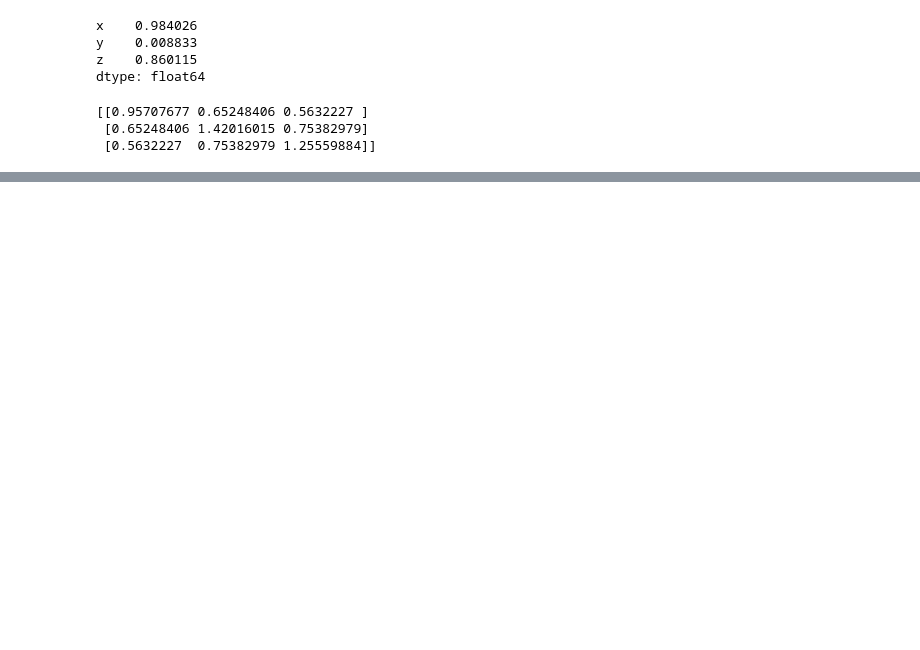
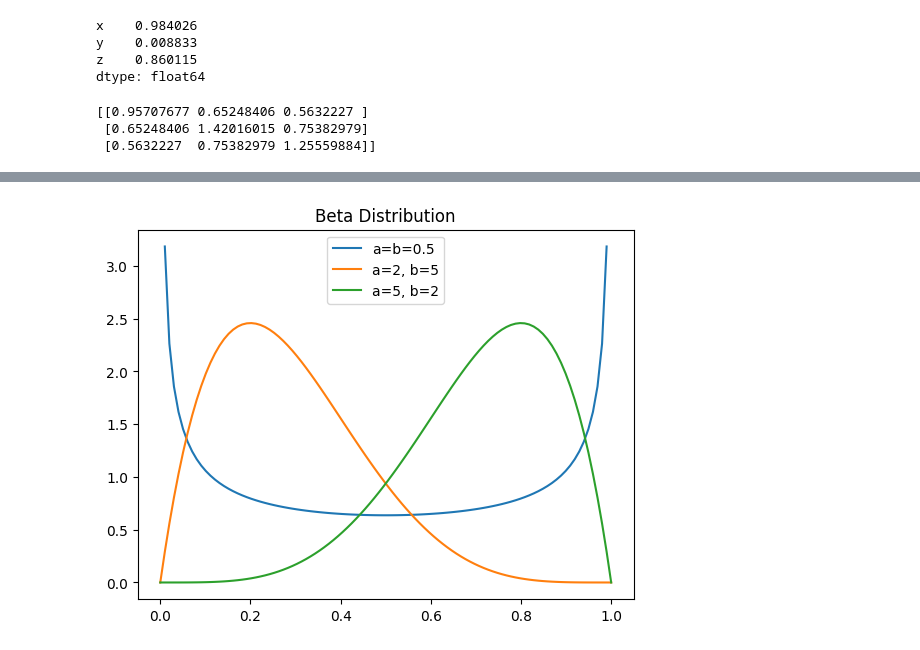
Before and after one commit to bjoernellens1/ML_course, a Jupyter notebook: assignment 3/assignment3_ellensohn.ipynb, the cells around one changed output, grey strips where cells are left out. Cells and saved outputs as stored; diff of their text form; code cells hidden in the pictures; blank space fills up the shorter version.

```diff
--- a/assignment 3/assignment3_ellensohn.ipynb
+++ b/assignment 3/assignment3_ellensohn.ipynb
@@ -401,0 +515,6 @@ gd.data
+# %%
+bt = BetaDistribution(None, None)
+bt.import_data('MGD.csv')
+bt.visualize_book(bt.data)
+# %% [output]
+[figure, added]
```
Also changed, not shown: parts of 11 cells of this notebook.
